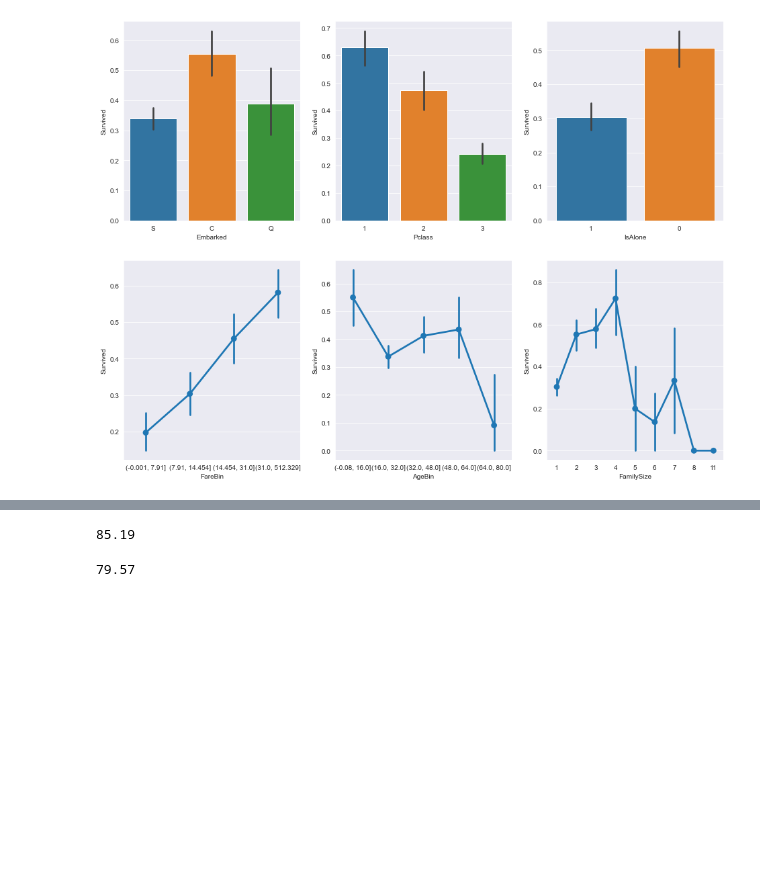
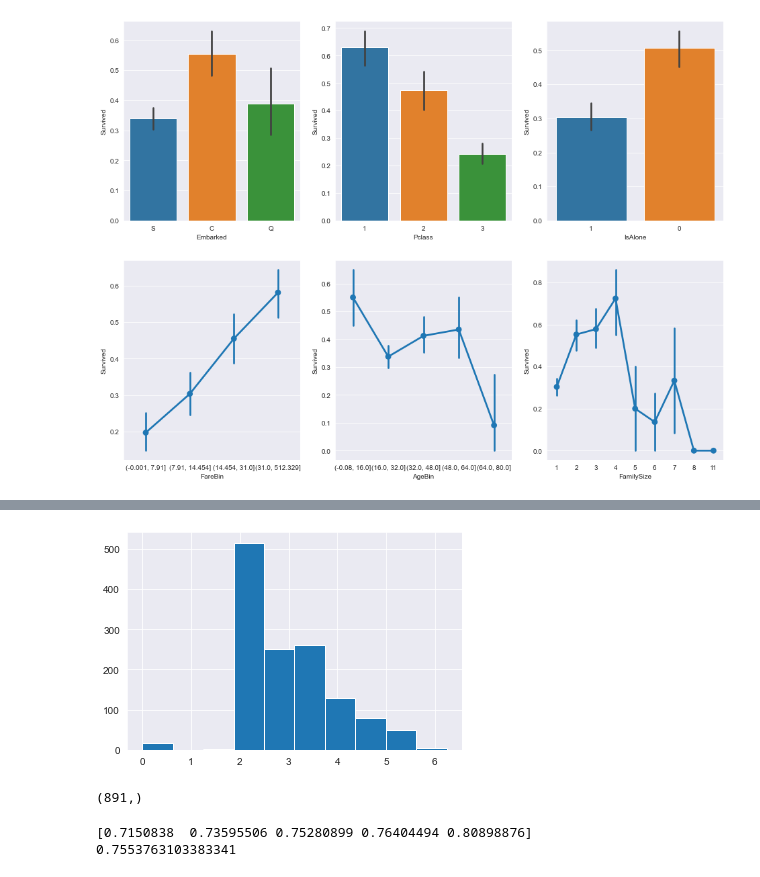
Before and after one commit to chernobylcitybus/Titanic-Machine-Learning-Practice, a Jupyter notebook: Titanic (1).ipynb, the cells around one changed output, grey strips where cells are left out. Drawn from its saved outputs; the diff is of its cells as text; code cells hidden in the pictures; blank space fills up the shorter version.

```diff
--- a/Titanic (1).ipynb
+++ b/Titanic (1).ipynb
@@ -141,22 +183,17 @@ dtype: int64
 # %%
 #Creating new features
-for dataset in data_cleaner:
-    #Getting FamilySize from Sibling and Parent counts
-    dataset['FamilySize'] = dataset ['SibSp'] + dataset['Parch'] + 1
+#Getting FamilySize from Sibling and Parent counts
+all_data['FamilySize'] = all_data['SibSp'] + all_data['Parch'] + 1
 
-    dataset['IsAlone'] = 1
-    dataset['IsAlone'].loc[dataset['FamilySize'] > 1] = 0
+all_data['IsAlone'] = 1
+all_data['IsAlone'].loc[all_data['FamilySize'] > 1] = 0
 
-    dataset['Title'] = dataset['Name'].str.split(", ", expand=True)[1].str.split(".", expand=True)[0]
-
-    dataset['FareBin'] = pd.qcut(dataset['Fare'], 4)
-
-    dataset['AgeBin'] = pd.cut(dataset['Age'].astype(int), 5)
+all_data['Title'] = all_data['Name'].str.split(", ", expand=True)[1].str.split(".", expand=True)[0]
 
 #Group rare title names into "Other"
 stat_min = 10
-title_names = (train_copy['Title'].value_counts() < stat_min)
+title_names = (all_data['Title'].value_counts() < stat_min)
 
-train_copy['Title'] = train_copy['Title'].apply(lambda x: 'Other' if title_names.loc[x] == True else x)
-print(train_copy['Title'].value_counts())
+all_data['Title'] = all_data['Title'].apply(lambda x: 'Other' if title_names.loc[x] == True else x)
+print(all_data['Title'].value_counts())
 # %% [output]
@@ -315,25 +245,25 @@ correlation_heatmap(train_copy)
-# %%
-random_forest = RandomForestClassifier(n_estimators=100, criterion='entropy', max_depth=6, random_state=0)
-random_forest.fit(train_copy[train_copy_x_bin], train_copy[Target])
-Y_pred = random_forest.predict(test[train_copy_x_bin])
-test['Survived'] = Y_pred
-random_forest.score(train_copy[train_copy_x_bin], train_copy[Target])
-acc_random_forest = round(random_forest.score(train_copy[train_copy_x_bin], train_copy[Target]) * 100, 2)
-acc_random_forest
-# %% [output]
-85.19
-# %%
-from sklearn.pipeline import make_pipeline
-from sklearn.preprocessing import StandardScaler
-from sklearn.svm import LinearSVC
-
-clf = make_pipeline(StandardScaler(), LinearSVC())
-clf.fit(train_copy[train_copy_x_bin], train_copy[Target])
-prediction = clf.predict(test[train_copy_x_bin])
-
-test['Survived'] = prediction
-clf.score(train_copy[train_copy_x_bin], train_copy[Target])
-acc_clf = round(clf.score(train_copy[train_copy_x_bin], train_copy[Target]) * 100, 2)
-acc_clf
-# %% [output]
-79.57
+# %%
+all_data['cabin_multiple'] = all_data.Cabin.apply(lambda x: 0 if pd.isna(x) else len(x.split(' ')))
+all_data['cabin_adv'] = all_data.Cabin.apply(lambda x: str(x)[0])
+
+# log transform of fare
+all_data['norm_fare'] = np.log(all_data.Fare+1)
+all_data['norm_fare'].hist()
+
+
+all_data.Pclass = all_data.Pclass.astype(str)
+
+all_dummies = pd.get_dummies(all_data[['Pclass','Sex','Age','FamilySize','IsAlone','SibSp','Parch','norm_fare','Embarked','cabin_adv','cabin_multiple','Title','train_test']])
+# %% [output]
+[figure, added]
+# %%
+#Splitting data to train test
+
+X_train = all_dummies[all_dummies.train_test == 1].drop(['train_test'], axis =1)
+X_test = all_dummies[all_dummies.train_test == 0].drop(['train_test'], axis =1)
+
+
+y_train = all_data[all_data.train_test==1].Survived
+y_train.shape
+# %% [output]
+(891,)
@@ -339,0 +291,8 @@ acc_clf
+# %%
+gnb = GaussianNB()
+cv = cross_val_score(gnb,X_train_scaled,y_train,cv=5)
+print(cv)
+print(cv.mean())
+# %% [output]
+[0.7150838  0.73595506 0.75280899 0.76404494 0.80898876]
+0.7553763103383341
```
Also changed, not shown: parts of 49 cells of this notebook.
